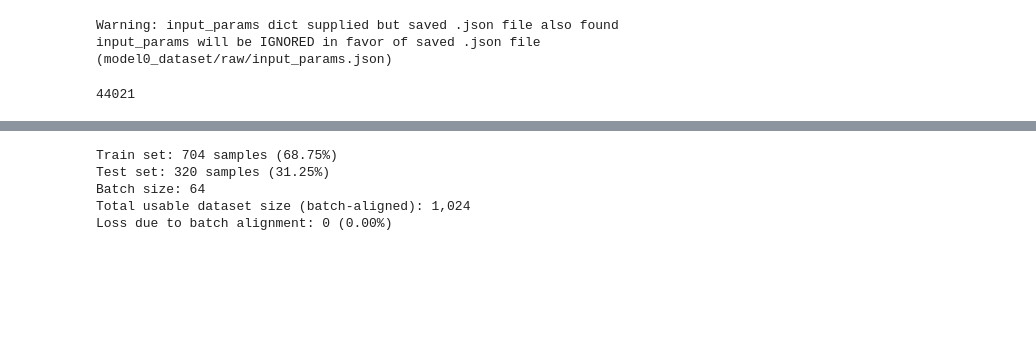
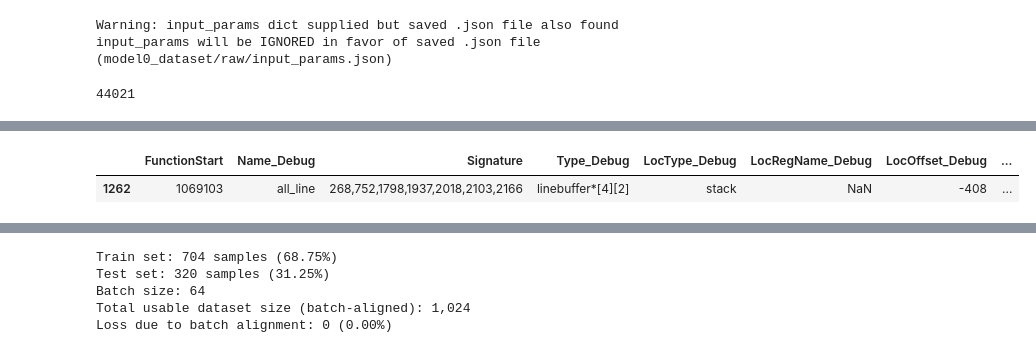
Before and after one commit to lasserre/datatype-recovery-experiments, a Jupyter notebook: notebooks/model0.ipynb, the cells around one changed output, grey strips where cells are left out. Drawn from its saved outputs; the diff is of its cells as text; code cells hidden in the pictures; blank space fills up the shorter version.

```diff
--- a/notebooks/model0.ipynb
+++ b/notebooks/model0.ipynb
@@ -21,0 +66,5 @@ input_params will be IGNORED in favor of saved .json file (model0_dataset/raw/in
+# %%
+df[df.TypeSeqLen_Debug==4]
+# %% [output]
+|  | FunctionStart | Name_Debug | Signature | Type_Debug | LocType_Debug | LocRegName_Debug | LocOffset_Debug | ... |
+| 1262 | 1069103 | all_line | 268,752,1798,1937,2018,2103,2166 | linebuffer*[4][2] | stack | NaN | -408 | ... |
```
Also changed, not shown: parts of 7 cells of this notebook, 2 other files.
